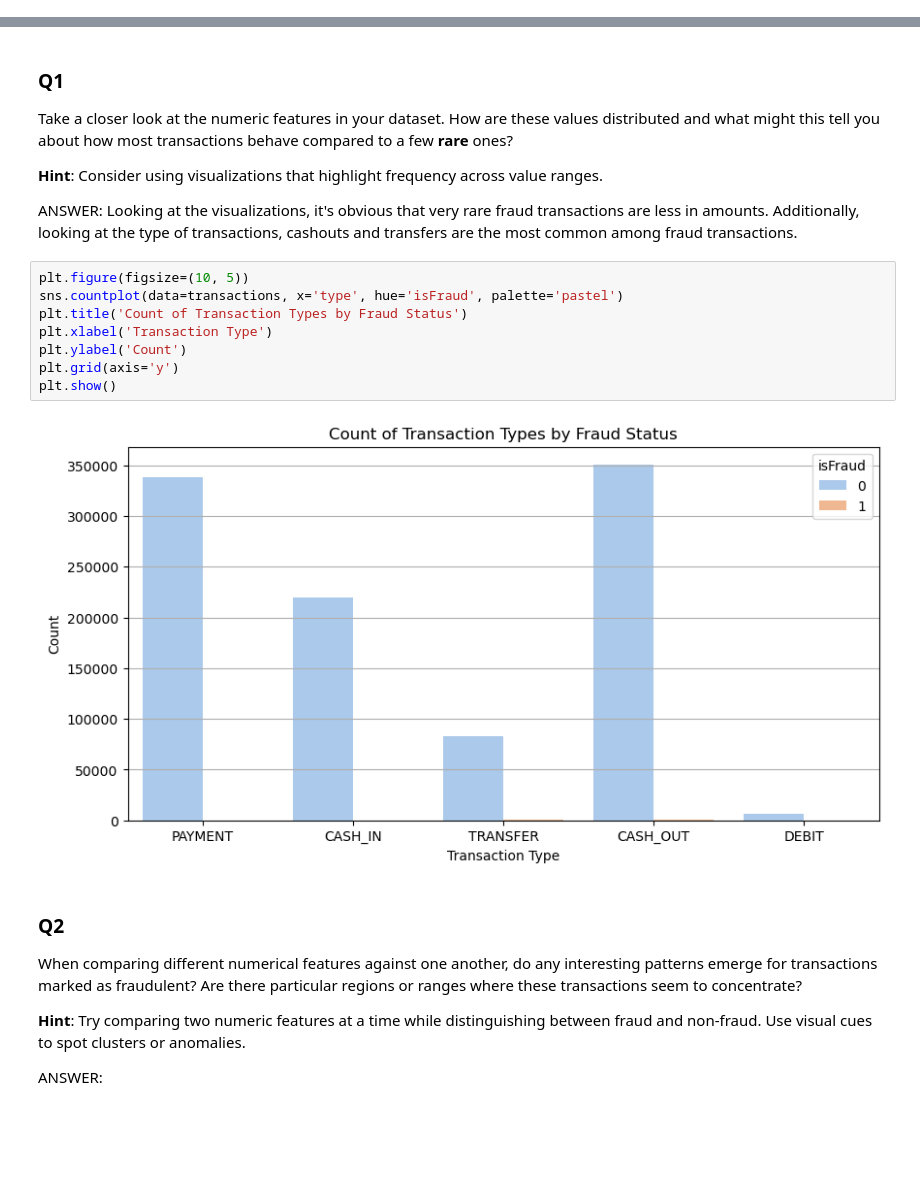
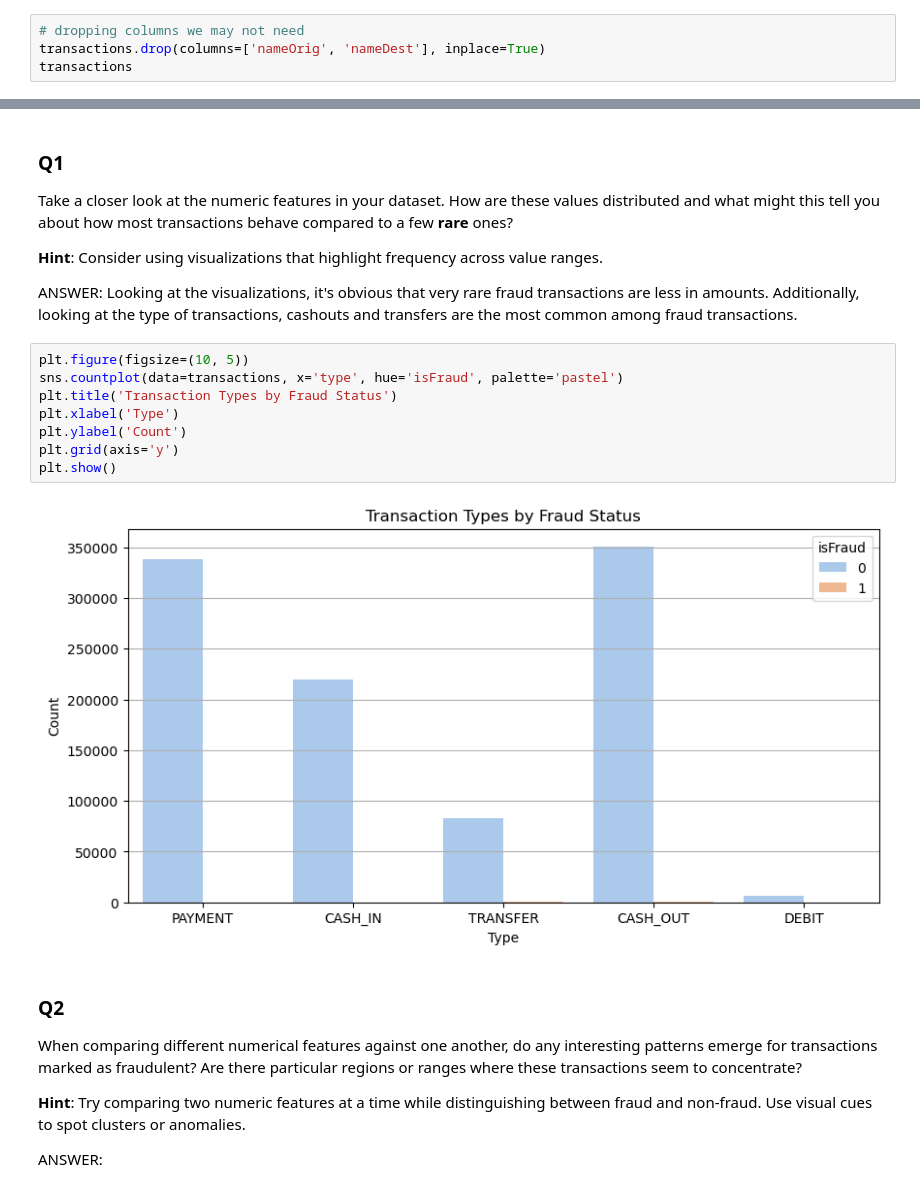
Before and after one commit to NadyaT-hub/Fraud-Detection-T-Lab, a Jupyter notebook: notebooks/eda.ipynb, the cells around one changed output, grey strips where cells are left out. Drawn from its saved outputs; the diff is of its cells as text; blank space fills up the shorter version.

```diff
--- a/notebooks/eda.ipynb
+++ b/notebooks/eda.ipynb
@@ -71,3 +71,7 @@ Index(['type', 'amount', 'nameOrig', 'oldbalanceOrg', 'newbalanceOrig',
        'nameDest', 'oldbalanceDest', 'newbalanceDest', 'isFraud',
        'isFlaggedFraud'],
       dtype='object')
+# %%
+# dropping columns we may not need
+transactions.drop(columns=['nameOrig', 'nameDest'], inplace=True)
+transactions
@@ -118,13 +141,13 @@ ANSWER: Looking at the visualizations, it's obvious that very rare fraud transac
 # %%
 plt.figure(figsize=(10, 5))
 sns.countplot(data=transactions, x='type', hue='isFraud', palette='pastel')
-plt.title('Count of Transaction Types by Fraud Status')
-plt.xlabel('Transaction Type')
+plt.title('Transaction Types by Fraud Status')
+plt.xlabel('Type')
 plt.ylabel('Count')
 plt.grid(axis='y')
 plt.show()
 # %% [output]
-[figure, old version]
+[figure, new version]
 # %% [markdown]
 ### Q2
 
```
Also changed, not shown: parts of 2 cells of this notebook, 1 other file.
